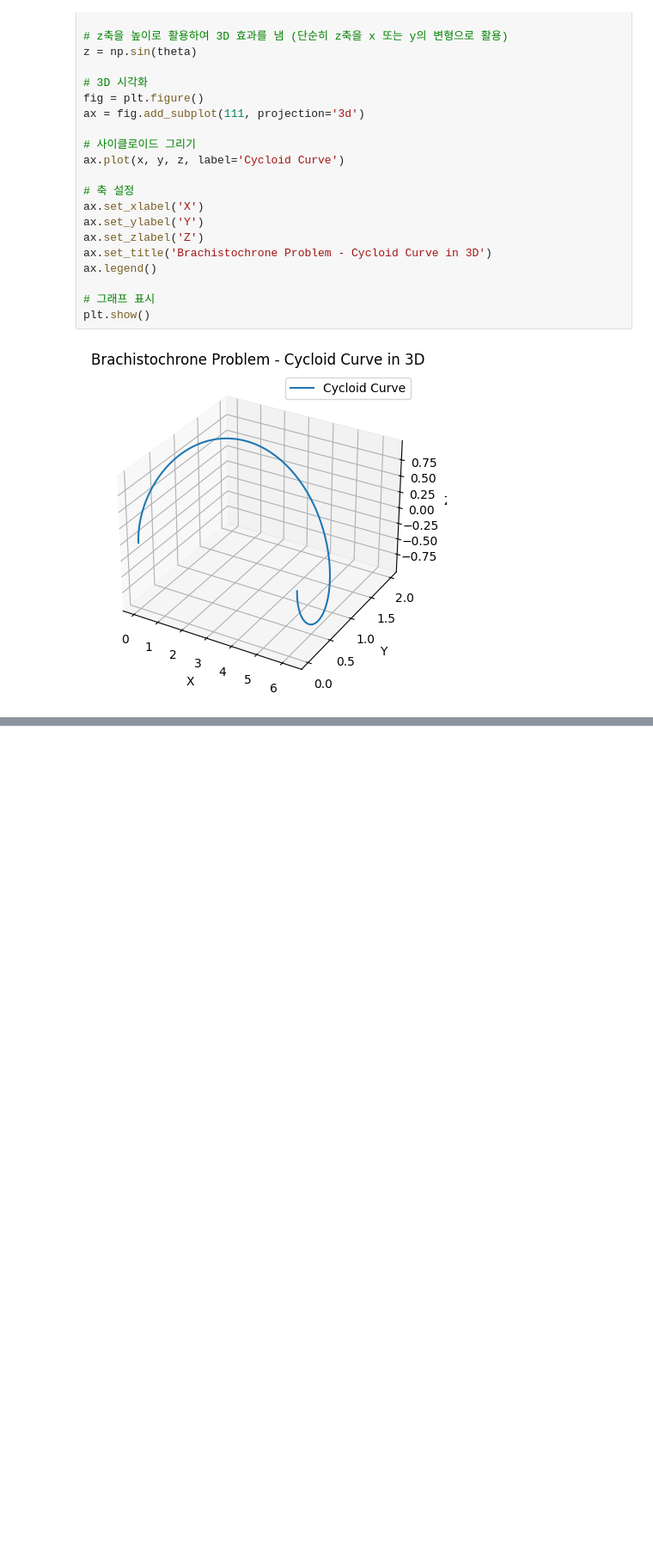
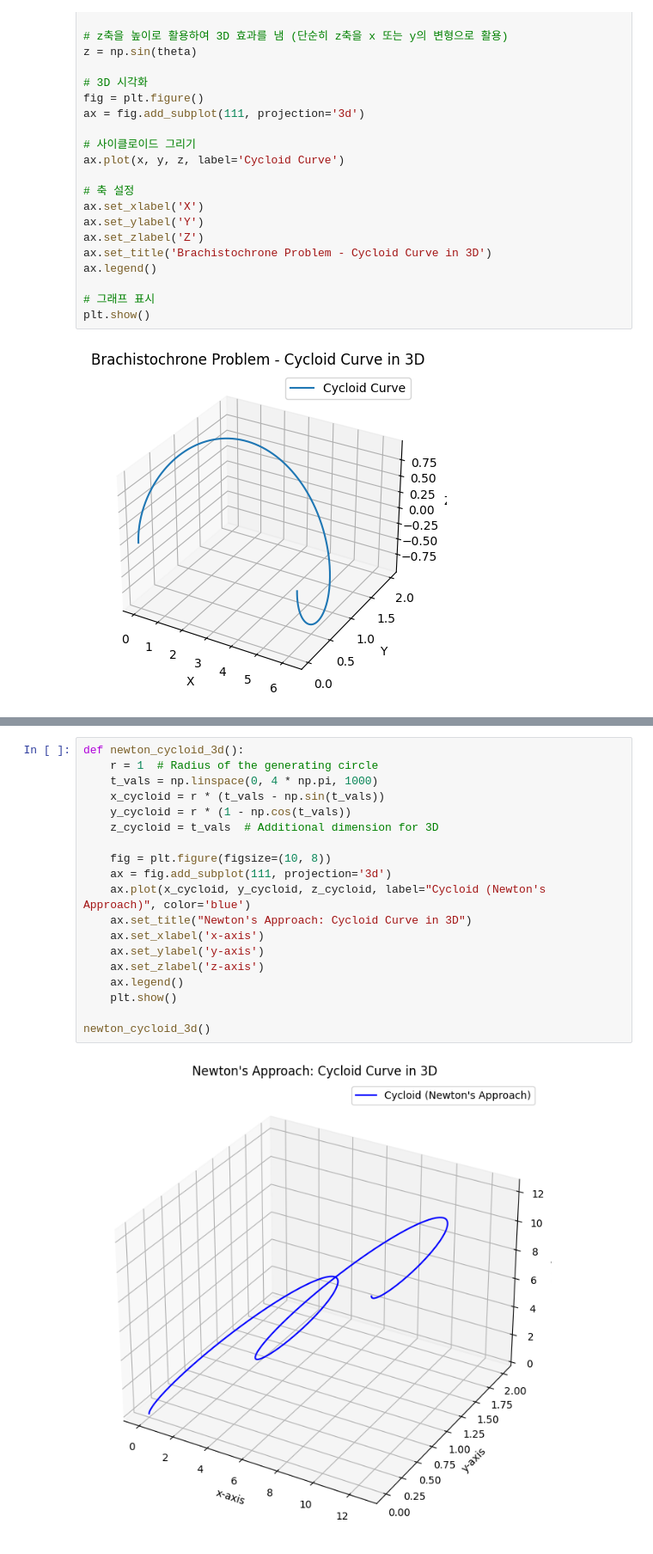
Before and after one commit to kimjaehwankimjaehwan/Finite-Element-Method, a Jupyter notebook: 유한요소법(변분법).ipynb, the cells around one changed output, grey strips where cells are left out. Shown: that part at 86% size. Saved outputs shown, nothing was run; the diff lists cells and outputs as text; blank space fills up the shorter version.

```diff
--- a/유한요소법(변분법).ipynb
+++ b/유한요소법(변분법).ipynb
@@ -55,0 +126,21 @@ plt.show()
+# %%
+def newton_cycloid_3d():
+    r = 1  # Radius of the generating circle
+    t_vals = np.linspace(0, 4 * np.pi, 1000)
+    x_cycloid = r * (t_vals - np.sin(t_vals))
+    y_cycloid = r * (1 - np.cos(t_vals))
+    z_cycloid = t_vals  # Additional dimension for 3D
+
+    fig = plt.figure(figsize=(10, 8))
+    ax = fig.add_subplot(111, projection='3d')
+    ax.plot(x_cycloid, y_cycloid, z_cycloid, label="Cycloid (Newton's Approach)", color='blue')
+    ax.set_title("Newton's Approach: Cycloid Curve in 3D")
+    ax.set_xlabel('x-axis')
+    ax.set_ylabel('y-axis')
+    ax.set_zlabel('z-axis')
+    ax.legend()
+    plt.show()
+
+newton_cycloid_3d()
+# %% [output]
+[figure, added]
```
Also changed, not shown: parts of 12 cells of this notebook.
